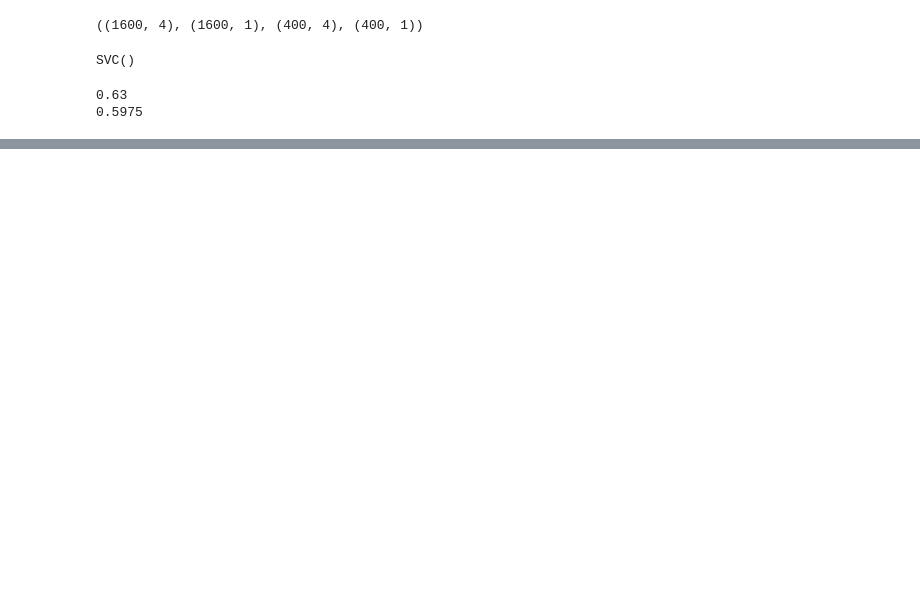
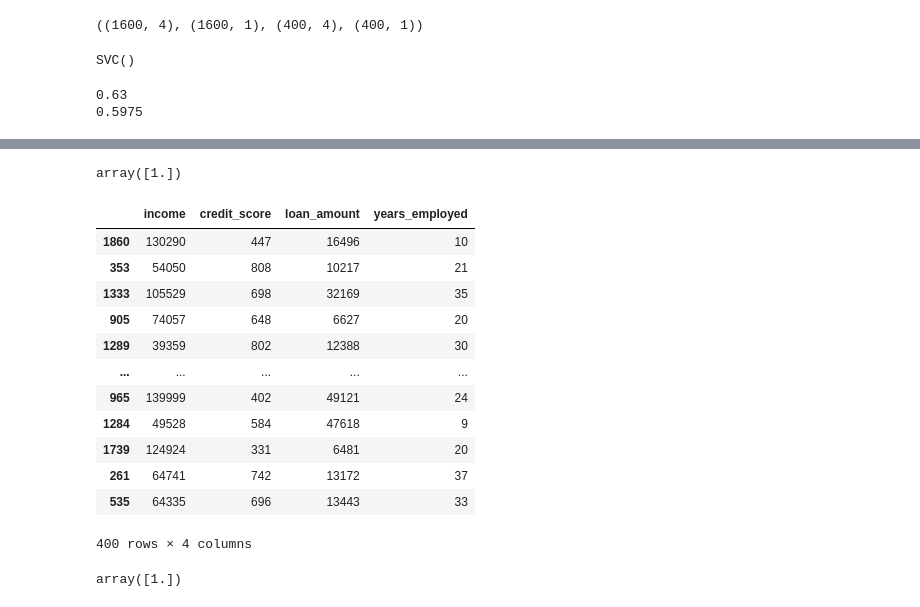
Before and after one commit to Ritika-Gauttam/Loan_Approval_Prediction, a Jupyter notebook: loan_approval.ipynb, the cells around one changed output, grey strips where cells are left out. Drawn from its saved outputs; the diff is of its cells as text; code cells hidden in the pictures; blank space fills up the shorter version.

```diff
--- a/loan_approval.ipynb
+++ b/loan_approval.ipynb
@@ -353,0 +419,24 @@ print(sv.score(x_test , y_test))
+# %%
+dtc.predict([[49973	, 464 , 22397 ,	24]])
+# %% [output]
+array([1.])
+# %%
+x_test
+# %% [output]
+|  | income | credit_score | loan_amount | years_employed |
+| 1860 | 130290 | 447 | 16496 | 10 |
+| 353 | 54050 | 808 | 10217 | 21 |
+| 1333 | 105529 | 698 | 32169 | 35 |
+| 905 | 74057 | 648 | 6627 | 20 |
+| 1289 | 39359 | 802 | 12388 | 30 |
+| ... | ... | ... | ... | ... |
+| 965 | 139999 | 402 | 49121 | 24 |
+| 1284 | 49528 | 584 | 47618 | 9 |
+| 1739 | 124924 | 331 | 6481 | 20 |
+| 261 | 64741 | 742 | 13172 | 37 |
+| 535 | 64335 | 696 | 13443 | 33 |
+400 rows × 4 columns
+# %%
+dtc.predict([[130290 , 447 , 16496  ,10]])
+# %% [output]
+array([1.])
```
Also changed, not shown: parts of 13 cells of this notebook.
